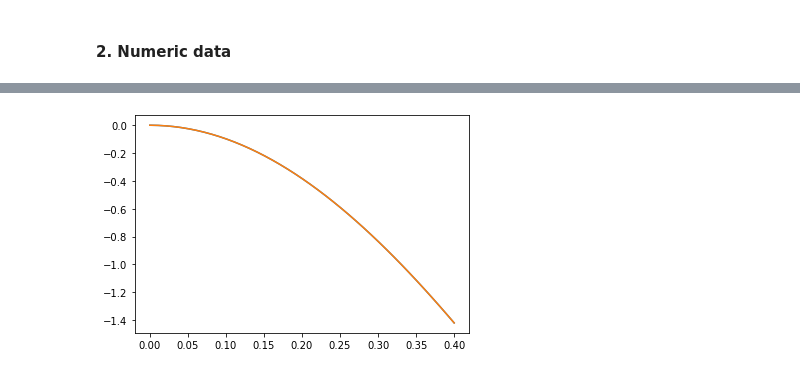
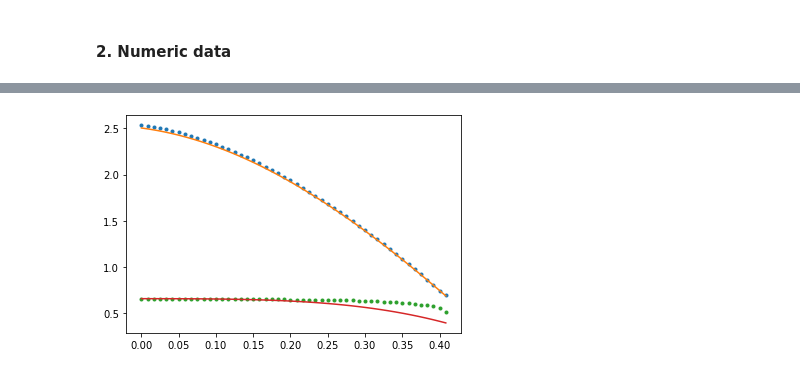
Before and after one commit to ljmamoreira/fslinky, a Jupyter notebook: code/vidnumfit.ipynb, the cells around one changed output, grey strips where cells are left out. Drawn from its saved outputs; the diff is of its cells as text; code cells hidden in the pictures.

```diff
--- a/code/vidnumfit.ipynb
+++ b/code/vidnumfit.ipynb
@@ -48,10 +45,13 @@ m = MM
 x0 = np.zeros(N)
 v0 = np.zeros(N)
 y0 = np.hstack((x0, v0))
-soluc = solve_ivp(rhs2, [0, 0.4], y0, args=[k, m, g, N], max_step=0.01)
+
+soluc = solve_ivp(rhs2, [0, tl[-1]], y0, args=[k, m, g, N], max_step=0.01)
 tn = soluc.t
 xn, vn = (np.vsplit(soluc.y, 2))
-pxan = np.polyfit(tn, xn[0], 9)
-pxbn = np.polyfit(tn, xn[1], 9)
-fxn = [lambda t: np.polyval(pxan, t)]
-fxn.append(lambda t: np.polyval(pxbn, t))
+
+poly_xn = [ np.polyfit(tn, x, PDEG) for x in xn ]
+
+# O valor de dt tem que ser ajustado à mão para cada ficheiro
+dt = 0.055
+fxn = [ (lambda t, px=px: np.polyval(px, t+dt)) for px in poly_xn ]
@@ -105,4 +58,6 @@ array([ 0.00000000e+00, -6.35367929e-16, -9.30241541e-12, -9.64465099e-08,
-# %%
-plt.plot(tn,xn[0], tn, xn[0]);
-# %% [output]
-[figure, removed]
+# %%
+
+for i,f in enumerate(fxn):
+    plt.plot(tl, xl[i],'.', tn, xl[i,0]+f(tn));
+# %% [output]
+[figure, added]
```
Also changed, not shown: parts of 13 cells of this notebook, 2 other files.
